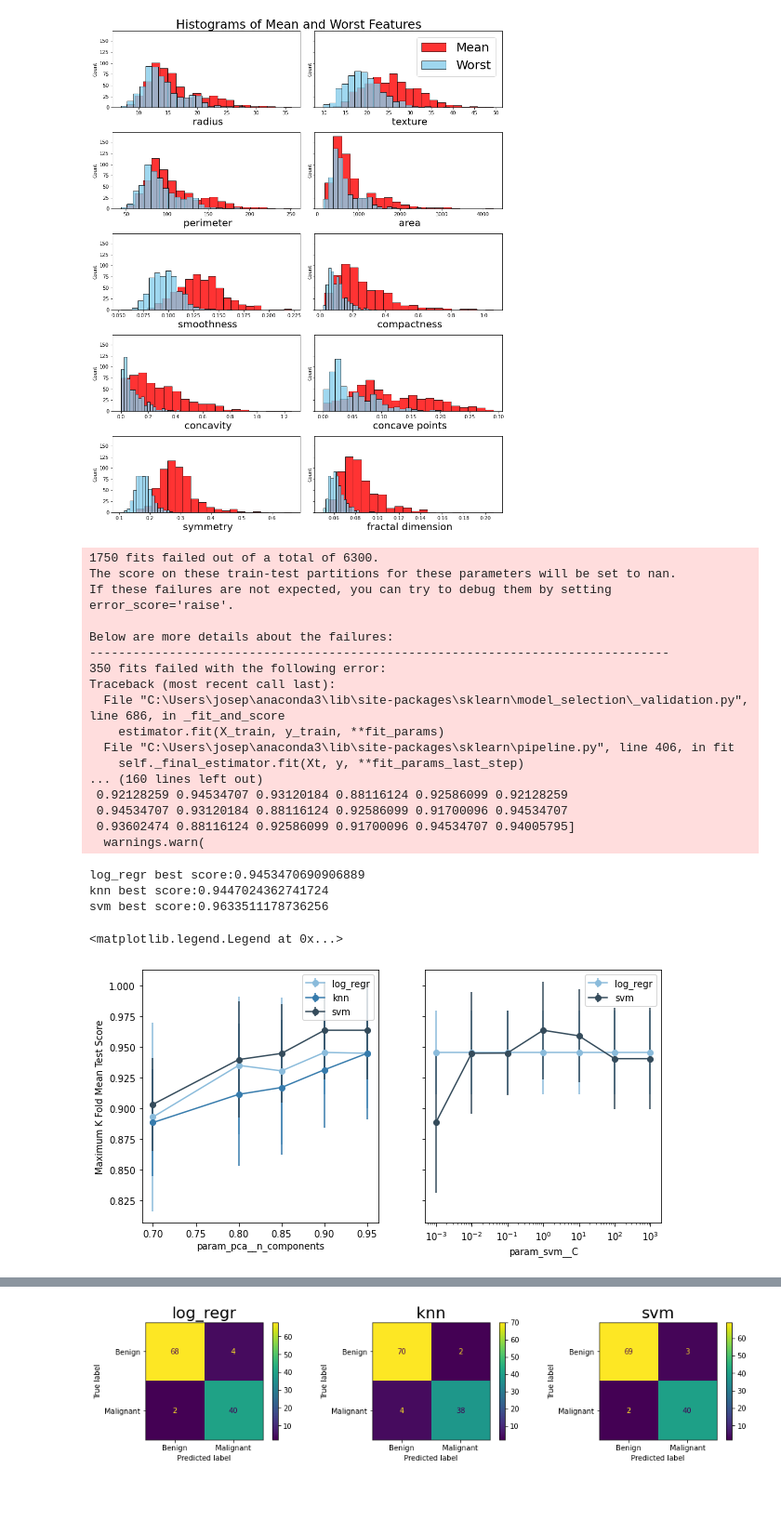
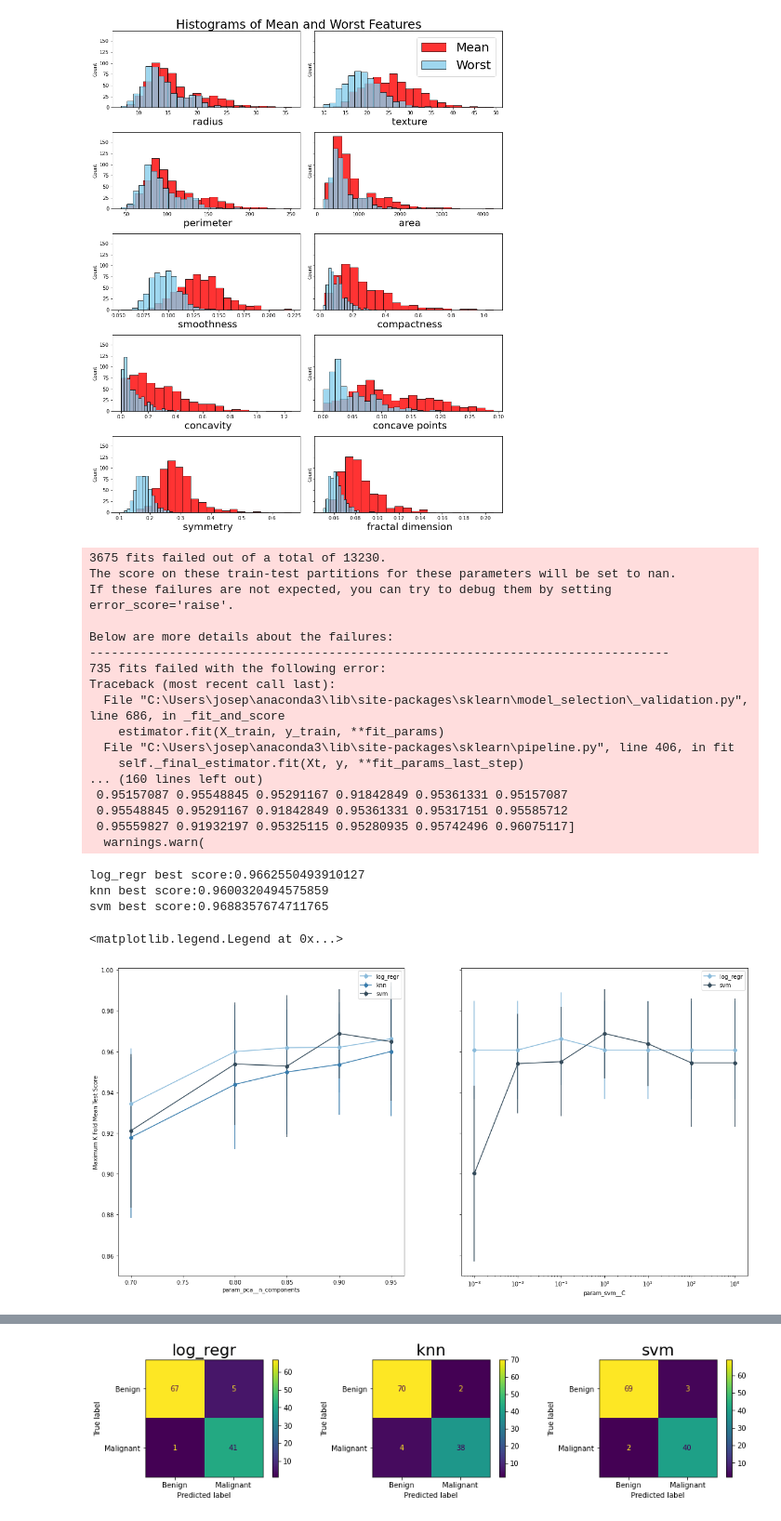
Before and after one commit to zapper-95/WDBC-ML, a Jupyter notebook: Breast_Cancer_Solution.ipynb, the cells around one changed output, grey strips where cells are left out. Shown at 93% size. Cells and saved outputs as stored; diff of their text form; code cells hidden in the pictures; blank space fills up the shorter version.

Commit message:
repeated k fold validation with f2 measure as hyperparameter tuning metric

```diff
--- a/Breast_Cancer_Solution.ipynb
+++ b/Breast_Cancer_Solution.ipynb
@@ -274,6 +274,7 @@ plt.show()
 # %%
 #loading models, evaluation metrics and pre-processing techniques
 from sklearn.model_selection import StratifiedKFold
+from sklearn.model_selection import RepeatedStratifiedKFold
 from sklearn.preprocessing import QuantileTransformer
 
 from sklearn.linear_model import LogisticRegression
@@ -291,7 +292,7 @@ MCC_scorer = make_scorer(matthews_corrcoef)
 f2_scorer = make_scorer(fbeta_score, beta=2)
 
 #does k-fold classification with 10 splits
-kf = StratifiedKFold(n_splits=10, shuffle=True, random_state=1)
+kf = RepeatedStratifiedKFold(n_splits=7, n_repeats = 3, random_state=1)
 scaler = QuantileTransformer(n_quantiles=100, output_distribution='normal')
 pca = decomposition.PCA()
 # %%
@@ -366,33 +367,33 @@ searches =[]
 for i in range(3):
 
     #does a grid search using all the models and with the hyperparameter search space provided
-    search = GridSearchCV(pipes[i], search_spaces[i], n_jobs = -1, cv=kf, scoring=MCC_scorer)
+    search = GridSearchCV(pipes[i], search_spaces[i], n_jobs = -1, cv=kf, scoring=scoring['f2-measure'])
     search.fit(training_data[attribute_names], training_data['diagnosis'])
 
     #prints the best score for each model
     print(model_names[i] + " best score:" + str(search.best_score_))
     searches.append(search)
 # %% [output]
-1750 fits failed out of a total of 6300.
+3675 fits failed out of a total of 13230.
 The score on these train-test partitions for these parameters will be set to nan.
 If these failures are not expected, you can try to debug them by setting error_score='raise'.
 
 Below are more details about the failures:
 --------------------------------------------------------------------------------
-350 fits failed with the following error:
+735 fits failed with the following error:
 Traceback (most recent call last):
   File "C:\Users\josep\anaconda3\lib\site-packages\sklearn\model_selection\_validation.py", line 686, in _fit_and_score
     estimator.fit(X_train, y_train, **fit_params)
   File "C:\Users\josep\anaconda3\lib\site-packages\sklearn\pipeline.py", line 406, in fit
     self._final_estimator.fit(Xt, y, **fit_params_last_step)
 ... (160 lines left out)
- 0.92128259 0.94534707 0.93120184 0.88116124 0.92586099 0.92128259
- 0.94534707 0.93120184 0.88116124 0.92586099 0.91700096 0.94534707
- 0.93602474 0.88116124 0.92586099 0.91700096 0.94534707 0.94005795]
+ 0.95157087 0.95548845 0.95291167 0.91842849 0.95361331 0.95157087
+ 0.95548845 0.95291167 0.91842849 0.95361331 0.95317151 0.95585712
+ 0.95559827 0.91932197 0.95325115 0.95280935 0.95742496 0.96075117]
   warnings.warn(
-log_regr best score:0.9453470690906889
-knn best score:0.9447024362741724
-svm best score:0.9633511178736256
+log_regr best score:0.9662550493910127
+knn best score:0.9600320494575859
+svm best score:0.9688357674711765
 # %%
 #colours that are used to denote log_regr: [0], knn: [1] and svm: [2]
 colours = [sns.color_palette("Blues_d")[x] for x in [0, 3 ,5]]
@@ -415,37 +416,37 @@ svm_results = pd.DataFrame(searches[2].cv_results_)
 # and help from https://www.includehelp.com/python/pandas-dataframe-select-row-by-max-value-in-group.aspx
 
 import warnings
-fig, axes = plt.subplots(nrows=1,ncols=2,figsize=(10, 5), sharey = True)
+fig, axes = plt.subplots(nrows=1,ncols=2,figsize=(20, 10), sharey = True)
 
 '''
 
 PLOTTING PCA VALUES FOR DIFFERENT MODELS
 '''
 log_regr_pca = log_regr_results.loc[log_regr_results.groupby(['param_pca__n_components'])['mean_test_score'].idxmax()]
 knn_pca = knn_results.loc[knn_results.groupby(['param_pca__n_components'])['mean_test_score'].idxmax()]
 svm_pca = svm_results.loc[svm_results.groupby(['param_pca__n_components'])['mean_test_score'].idxmax()]
 
 
 log_regr_pca.plot(x='param_pca__n_components', y="mean_test_score", yerr="std_test_score", ax=axes[0], color= colours[0],  marker='o', alpha = 1)
 knn_pca.plot(x='param_pca__n_components', y="mean_test_score", yerr="std_test_score", ax=axes[0], color= colours[1],  marker='o', alpha = 1)
 svm_pca.plot(x='param_pca__n_components', y="mean_test_score", yerr="std_test_score", ax=axes[0], color= colours[2],  marker='o', alpha = 1)
 
 axes[0].legend(model_names)
 axes[0].set_ylabel("Maximum K Fold Mean Test Score")
 
 '''
 PLOTTING C VALUE FOR LOG_REGR AND SVM
 
 '''
 
 log_regr_C = log_regr_results.loc[log_regr_results.groupby(['param_log_regr__C'])['mean_test_score'].idxmax()]
 svm_C = svm_results.loc[svm_results.groupby(['param_svm__C'])['mean_test_score'].idxmax()]
 
 
 log_regr_C.plot(x='param_log_regr__C', y="mean_test_score", yerr="std_test_score", ax=axes[1], color= colours[0],  marker='o', alpha = 1)
 svm_C.plot(x='param_svm__C', y="mean_test_score", yerr="std_test_score", ax=axes[1], color= colours[2],  marker='o', alpha = 1)
 axes[1].set_xscale('log')
 axes[1].legend([model_names[0]]+ [model_names[2]])
 # %% [output]
 <matplotlib.legend.Legend at 0x...>
-[figure, old version]
+[figure, new version]
```
Also changed, not shown: parts of 8 cells of this notebook.
